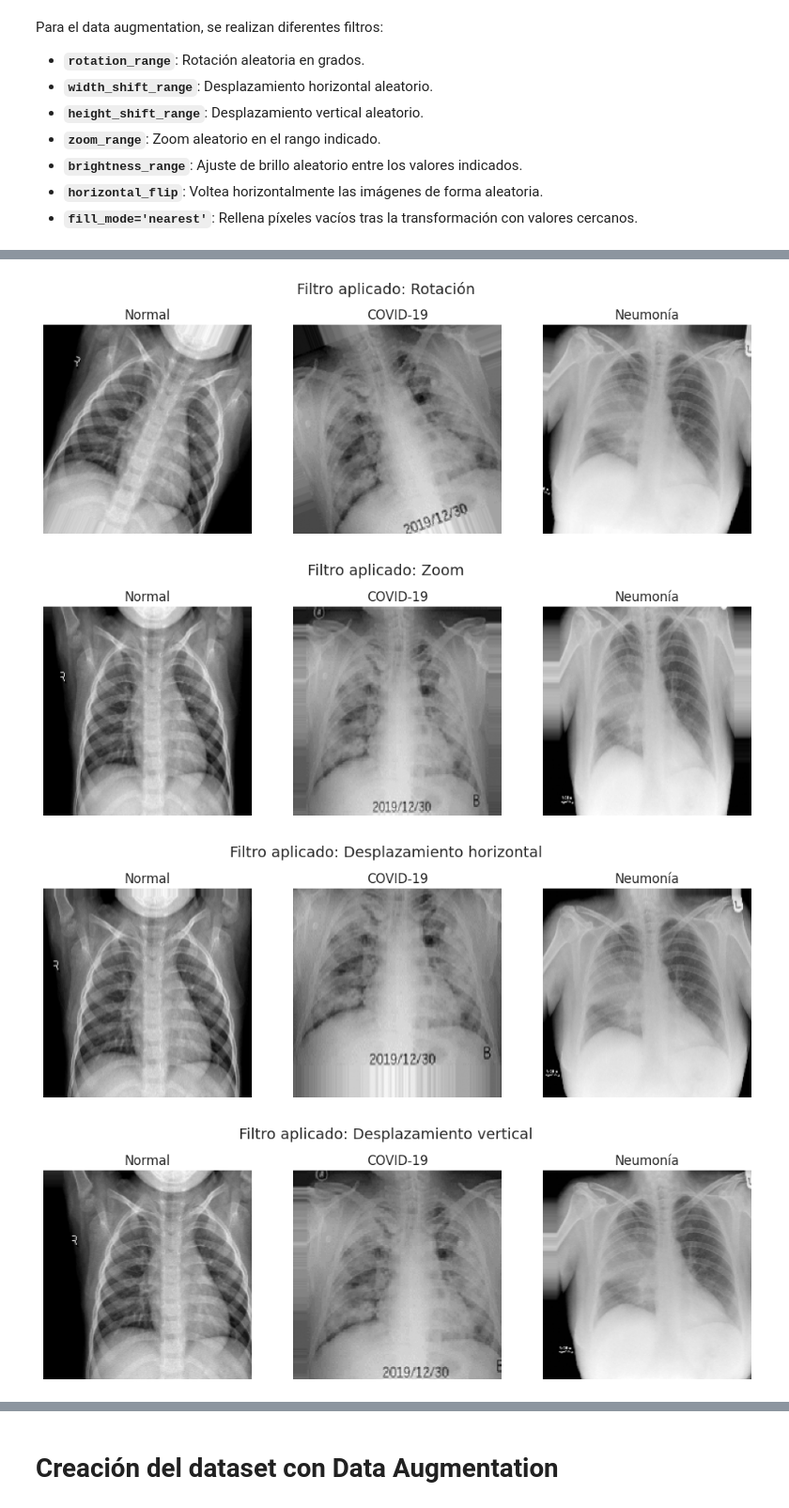
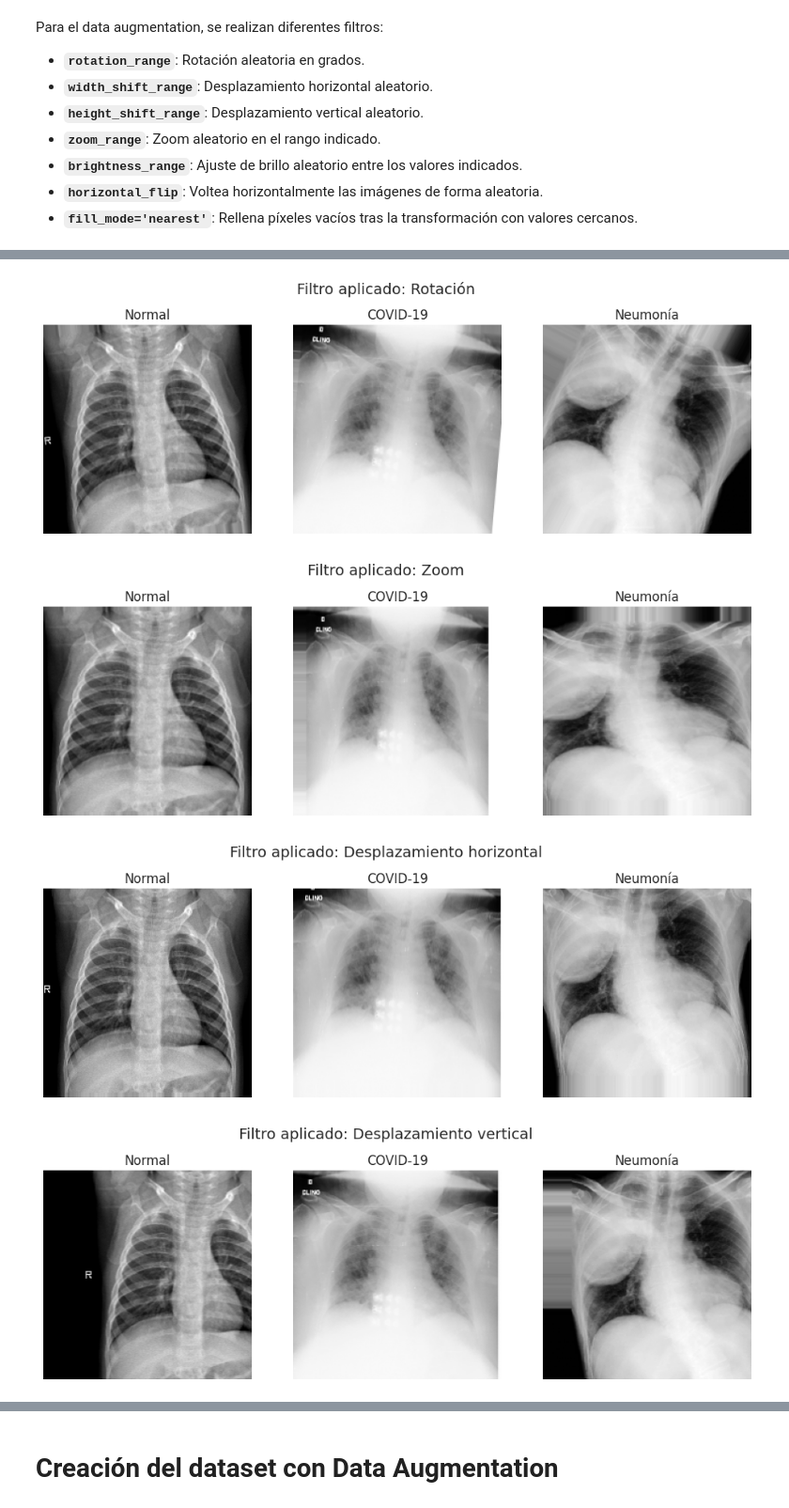
Before and after one commit to CDF51342/AI-CNN-Pneumonia-COVID-Detection, a Jupyter notebook: Preprocess_data.ipynb, the cells around one changed output, grey strips where cells are left out. Shown at 94% size. Saved outputs shown, nothing was run; the diff lists cells and outputs as text; code cells hidden in the pictures.

```diff
--- a/Preprocess_data.ipynb
+++ b/Preprocess_data.ipynb
@@ -108,28 +128,29 @@ def show_filter_effect(generator, class_images, filter_name):
 
     plt.show()
 # %%
+# Crear un generador con Data Augmentation
 augment_generator = create_data_generator()
 
 # Rutas de imágenes de ejemplo (asegúrate de cambiar estos paths a imágenes existentes en tu dataset)
 example_images = {
-    'Normal': '/content/drive/MyDrive/covid-chest-xray/Normal/NORMAL2-IM-1349-0001.jpeg',
-    'COVID-19': '/content/drive/MyDrive/covid-chest-xray/COVID-19/ryct.2020003.fig2-b.png',
-    'Neumonía': '/content/drive/MyDrive/covid-chest-xray/Bacterial/pneumococcal-pneumonia-day0.jpg'
+    'Normal': './data/covid-chest-xray/Normal/Normal-1.jpeg',
+    'COVID-19': './data/covid-chest-xray/COVID-19/COVID-19-1.jpeg',
+    'Neumonía': './data/covid-chest-xray/Bacterial/Bacterial-1.jpg'
 }
 
 # Aplicar diferentes filtros y mostrar resultados
 filter_generators = {
     "Rotación": ImageDataGenerator(rotation_range=30),
     "Zoom": ImageDataGenerator(zoom_range=0.2),
     "Desplazamiento horizontal": ImageDataGenerator(width_shift_range=0.2),
     "Desplazamiento vertical": ImageDataGenerator(height_shift_range=0.2),
     "Inversión horizontal": ImageDataGenerator(horizontal_flip=True)
 }
 
 for filter_name, generator in filter_generators.items():
     show_filter_effect(generator, example_images, filter_name)
 # %% [output]
-[figure, old version]
+[figure, new version]
-[figure, old version]
+[figure, new version]
-[figure, old version]
+[figure, new version]
-[figure, old version]
+[figure, new version]
```
Also changed, not shown: parts of 10 cells of this notebook, 1 other file.
